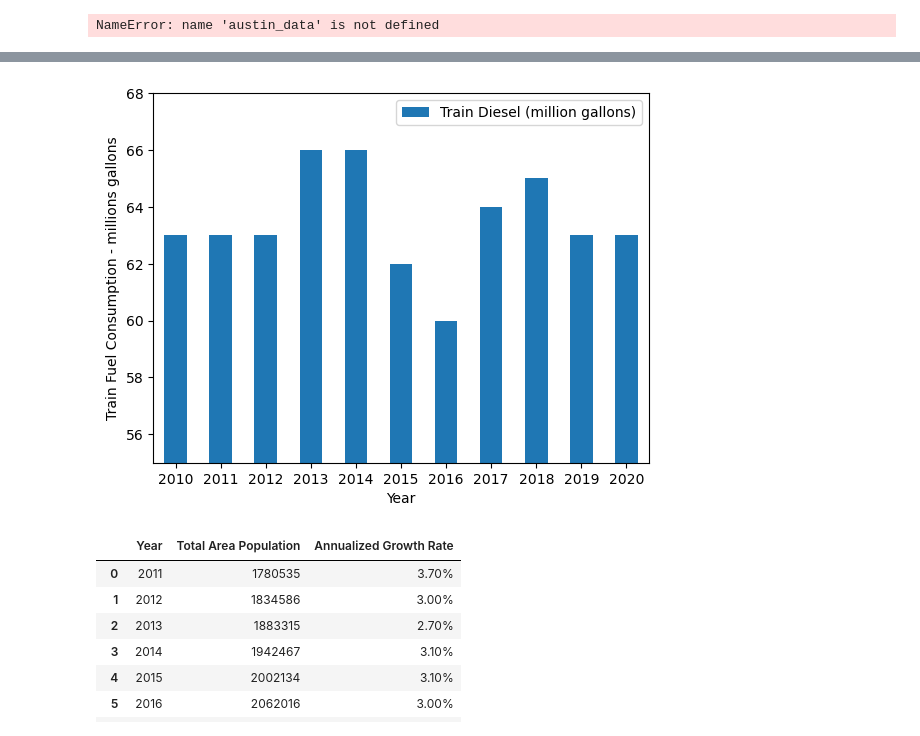
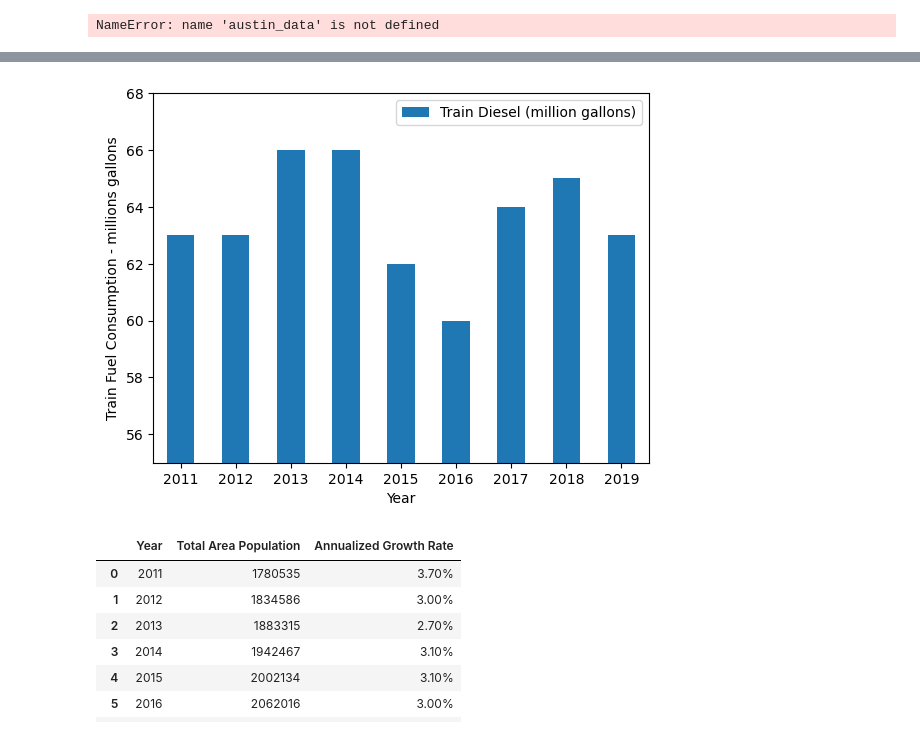
Before and after one commit to bennettnorth/Group-5-Project-1, a Jupyter notebook: Project File.ipynb, the cells around one changed output, grey strips where cells are left out. Saved outputs shown, nothing was run; the diff lists cells and outputs as text; code cells hidden in the pictures.

Commit message:
Changed years to 2011-2019 for my graphs

```diff
--- a/Project File.ipynb
+++ b/Project File.ipynb
@@ -223,12 +220,13 @@ trains_fuel_df
 # %%
 #Trey
-train_fuel_bar = pd.DataFrame({'Year':['2010','2011','2012','2013','2014','2015','2016','2017','2018','2019','2020'], 'Train Diesel (million gallons)':[63, 63, 63, 66, 66, 62, 60, 64, 65, 63, 63]})
+train_fuel_bar = pd.DataFrame({'Year':['2011','2012','2013','2014','2015','2016','2017','2018','2019'], 'Train Diesel (million gallons)':[63, 63, 66, 66, 62, 60, 64, 65, 63]})
+#'2010', 63, '2020', 63
 train_fuel_ax = train_fuel_bar.plot.bar(x='Year', y='Train Diesel (million gallons)', rot=0)
 plt.ylim(55,68)
 plt.ylabel('Train Fuel Consumption - millions gallons')
 plt.show()
 # %% [output]
-[figure, old version]
+[figure, new version]
 # %%
 #Indrani
 # read projections csv file and create dataframe
```
Also changed, not shown: parts of 3 cells of this notebook.
